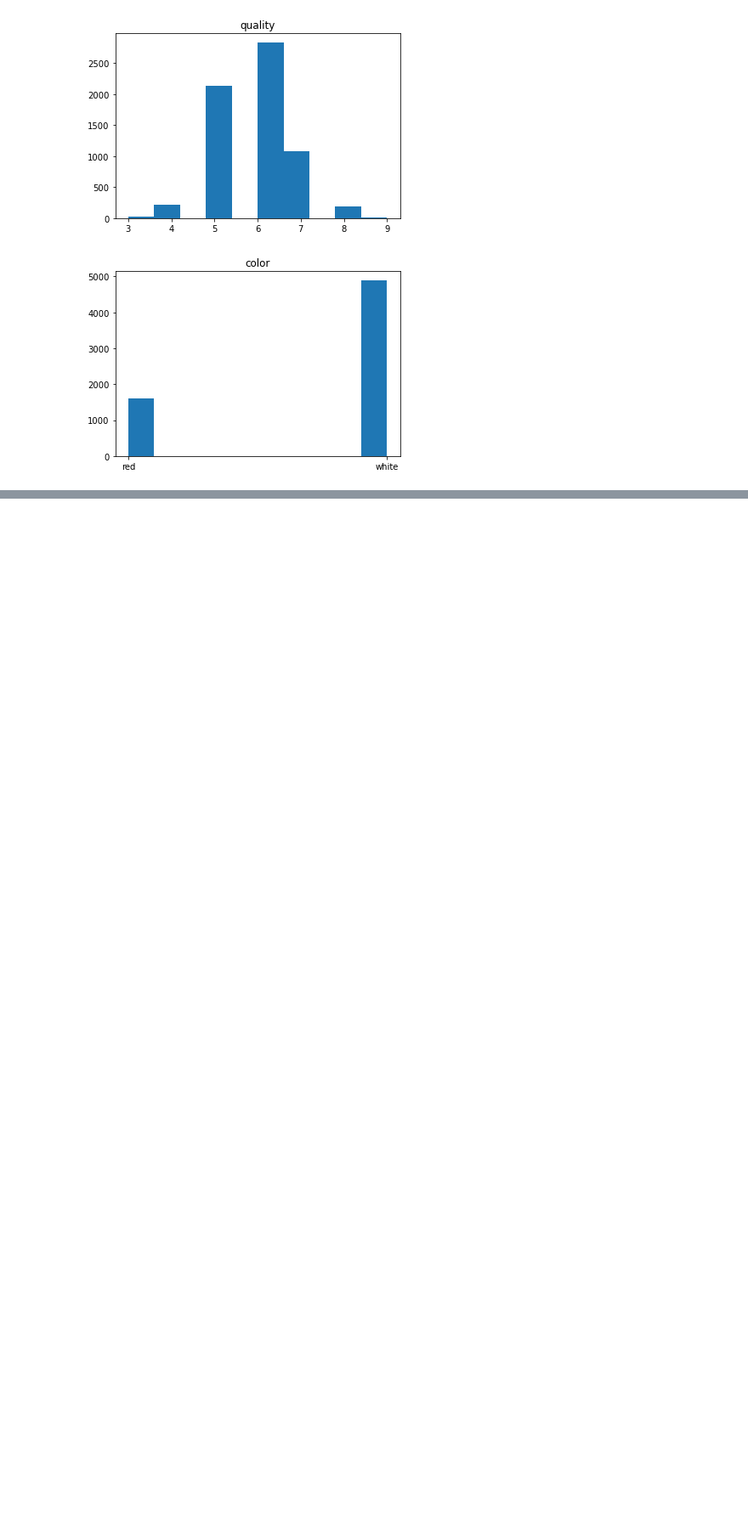
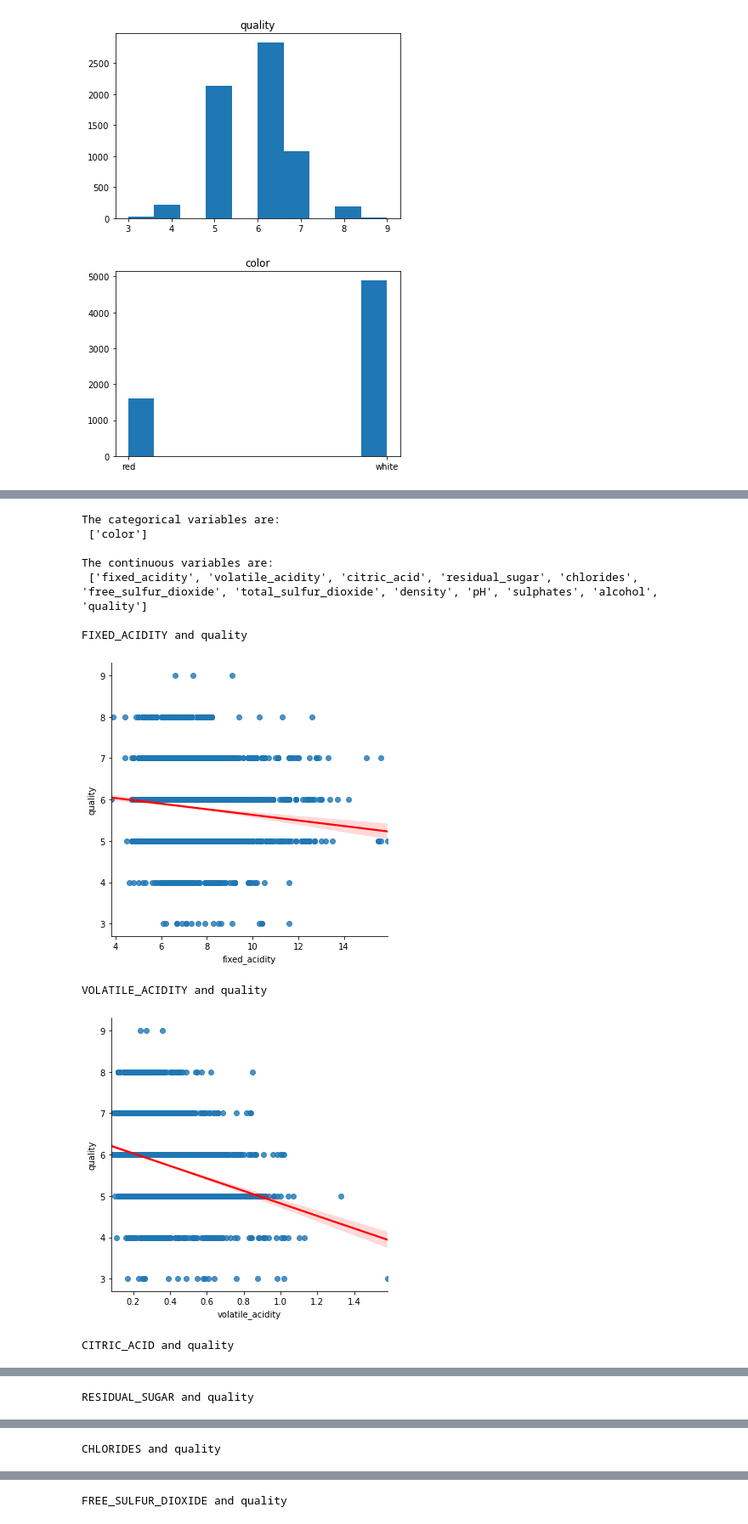
Before and after one commit to OKPTaylor/wine-quality-predictor, a Jupyter notebook: Wine_project_test.ipynb, the cells around one changed output, grey strips where cells are left out. Shown at 85% size. Cells and saved outputs as stored; diff of their text form; code cells hidden in the pictures; blank space fills up the shorter version.

```diff
--- a/Wine_project_test.ipynb
+++ b/Wine_project_test.ipynb
@@ -136,0 +219,14 @@ ww.plot_uni_var(wine)
+# %%
+ww.plot_variable_target_pairs(train_wine,"quality")
+# %% [output]
+The categorical variables are:
+ ['color']
+
+The continuous variables are:
+ ['fixed_acidity', 'volatile_acidity', 'citric_acid', 'residual_sugar', 'chlorides', 'free_sulfur_dioxide', 'total_sulfur_dioxide', 'density', 'pH', 'sulphates', 'alcohol', 'quality']
+
+FIXED_ACIDITY and quality
+[figure, added]
+VOLATILE_ACIDITY and quality
+[figure, added]
+CITRIC_ACID and quality
@@ -136,0 +234 @@ ww.plot_uni_var(wine)
+RESIDUAL_SUGAR and quality
@@ -136,0 +236 @@ ww.plot_uni_var(wine)
+CHLORIDES and quality
@@ -136,0 +238 @@ ww.plot_uni_var(wine)
+FREE_SULFUR_DIOXIDE and quality
```
Also changed, not shown: parts of 27 cells of this notebook.
